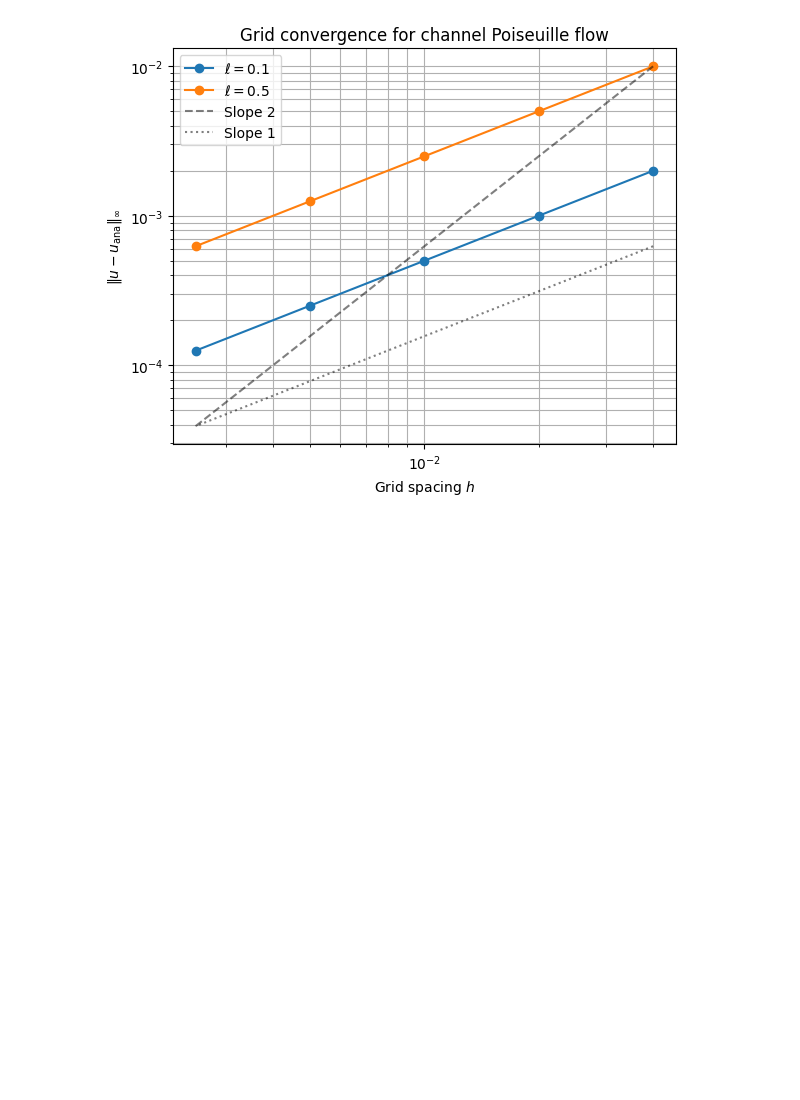
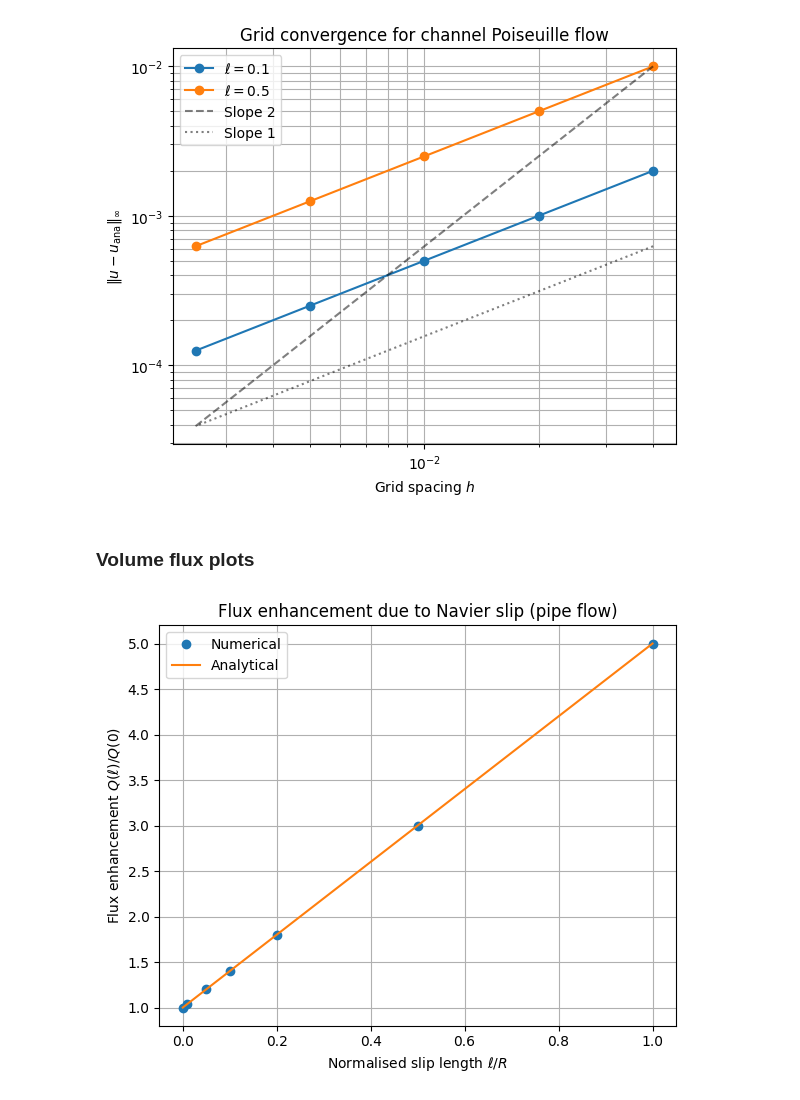
Before and after one commit to JasperA680/PX912-, a Jupyter notebook: Assignment1.ipynb, the cells around one changed output. Saved outputs shown, nothing was run; the diff lists cells and outputs as text; code cells hidden in the pictures; blank space fills up the shorter version.

```diff
--- a/Assignment1.ipynb
+++ b/Assignment1.ipynb
@@ -391,3 +434,45 @@ plt.tight_layout()
 plt.show()
 # %% [output]
 [figure]
+# %% [markdown]
+### Volume flux plots
+# %%
+# Parameters
+R, G, nu = 1.0, 1.0, 1.0
+n = 800
+
+# Slip lengths to sample (log-spaced is clean and informative)
+ells = np.array([0.0, 0.01, 0.05, 0.1, 0.2, 0.5, 1.0])
+
+Q_num = []
+Q_ana = []
+
+for ell in ells:
+    r, u_num = solve_pipe_poiseuille_navier_slip(
+        R=R, n=n, G=G, nu=nu, ell=ell
+    )
+    Q_num.append(flux_pipe(u_num, r))
+
+    # Analytical flux for pipe flow with Navier slip
+    Q_ana.append((np.pi * G / (8 * nu)) * (R**4 + 4 * R**3 * ell))
+
+Q_num = np.array(Q_num)
+Q_ana = np.array(Q_ana)
+
+# Normalise by no-slip flux
+Q0 = Q_ana[0]
+
+# Plot
+plt.figure(figsize=(6,5))
+plt.plot(ells / R, Q_num / Q0, "o", label="Numerical")
+plt.plot(ells / R, Q_ana / Q0, "-", label="Analytical")
+
+plt.xlabel(r"Normalised slip length $\ell/R$")
+plt.ylabel(r"Flux enhancement $Q(\ell)/Q(0)$")
+plt.title("Flux enhancement due to Navier slip (pipe flow)")
+plt.grid(True)
+plt.legend()
+plt.tight_layout()
+plt.show()
+# %% [output]
+[figure, added]
```
Also changed, not shown: parts of 6 cells of this notebook.
